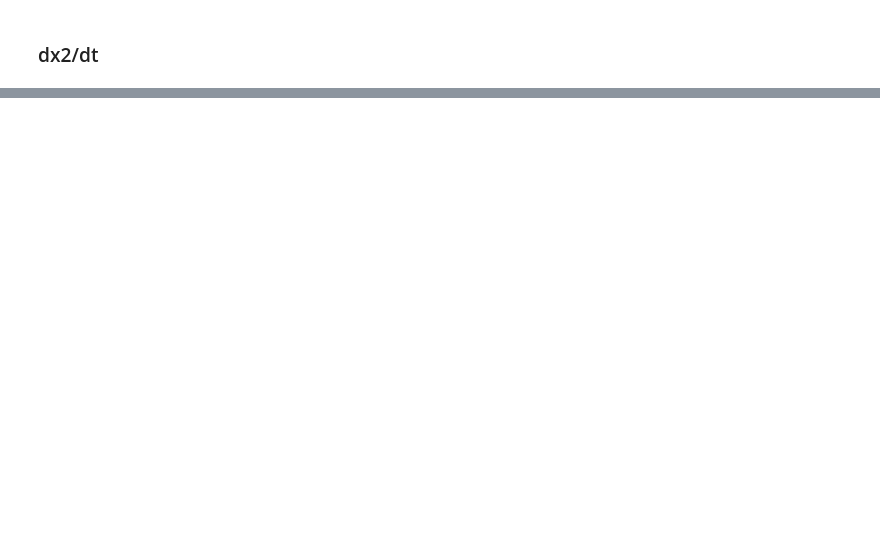
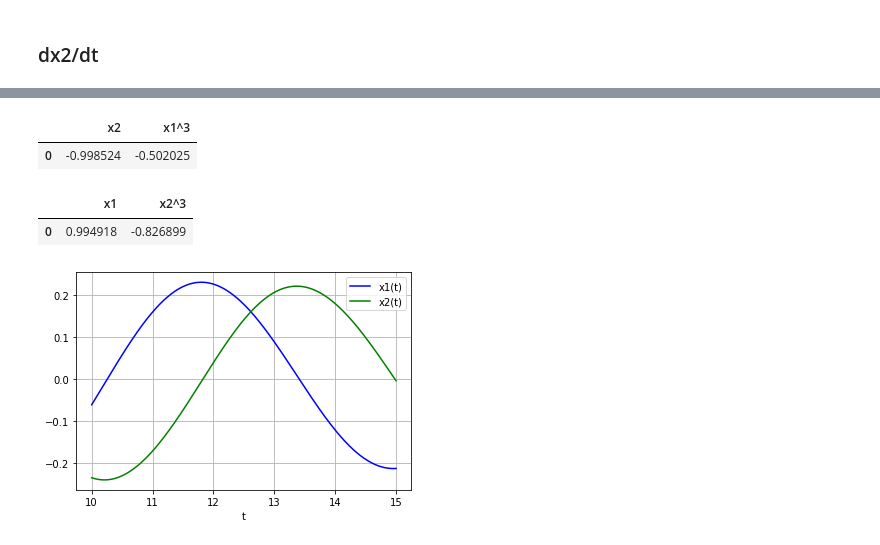
Before and after one commit to fnauman/timeseries, a Jupyter notebook: sindy_cubicmodel.ipynb, the cells around one changed output, grey strips where cells are left out. Cells and saved outputs as stored; diff of their text form; code cells hidden in the pictures; blank space fills up the shorter version.

```diff
--- a/sindy_cubicmodel.ipynb
+++ b/sindy_cubicmodel.ipynb
@@ -24,12 +24,12 @@ Had trouble finding a good function.
 
 **REMEMBER**: change `dx1dt`, `dx2dt` also if you change the ranfun below.
 # %%
-def ranfun(y, t):
+def fun(y, t):
     x1, x2 = y
     dxdt = [-x1**3 - x2, x1 - x2**3]
     return dxdt
 
-t = np.linspace(0, 10, 1001)
+t_full = np.linspace(0, 15, 1501)
 
 # The following two functions work great, with alpha = 0.0001, they are being correctly classified.
 #y0 = [0.1, 0.05] # LINEAR: small x1, x2 => Linear coupled oscillator
@@ -191,0 +208,7 @@ plt.plot(dx2dt[800:])
+# %%
+# Drop features with absolute values less than 0.1
+dx1_thr = fit_dx1[fit_dx1.columns[fit_dx1.abs().max() > 0.1]]
+dx1_thr
+# %% [output]
+|  | x2 | x1^3 |
+| 0 | -0.998524 | -0.502025 |
@@ -191,0 +217,7 @@ plt.plot(dx2dt[800:])
+# %%
+# Drop features with absolute values less than 0.1
+dx2_thr = fit_dx2[fit_dx2.columns[fit_dx2.abs().max() > 0.1]]
+dx2_thr
+# %% [output]
+|  | x1 | x2^3 |
+| 0 | 0.994918 | -0.826899 |
@@ -191,0 +240,21 @@ plt.plot(dx2dt[800:])
+# %%
+# Manually entering values for coefficients but this can be automated
+def fun_forecast(y, t):
+    x1, x2 = y
+    dxdt = [-0.5*(x1**3) - 0.9985*x2,
+            0.995*x1     - 0.8269*x2**3]
+    return dxdt
+
+t_forecast = np.linspace(10, 15, 500)
+
+y0 = [x1[-1], x2[-1]]
+
+sol_forecast = odeint(fun_forecast, y0, t_forecast)
+# %%
+plt.plot(t_forecast, sol_forecast[:, 0], 'b', label='x1(t)')
+plt.plot(t_forecast, sol_forecast[:, 1], 'g', label='x2(t)')
+plt.legend(loc='best')
+plt.xlabel('t')
+plt.grid()
+# %% [output]
+[figure, added]
```
Also changed, not shown: parts of 33 cells of this notebook.
